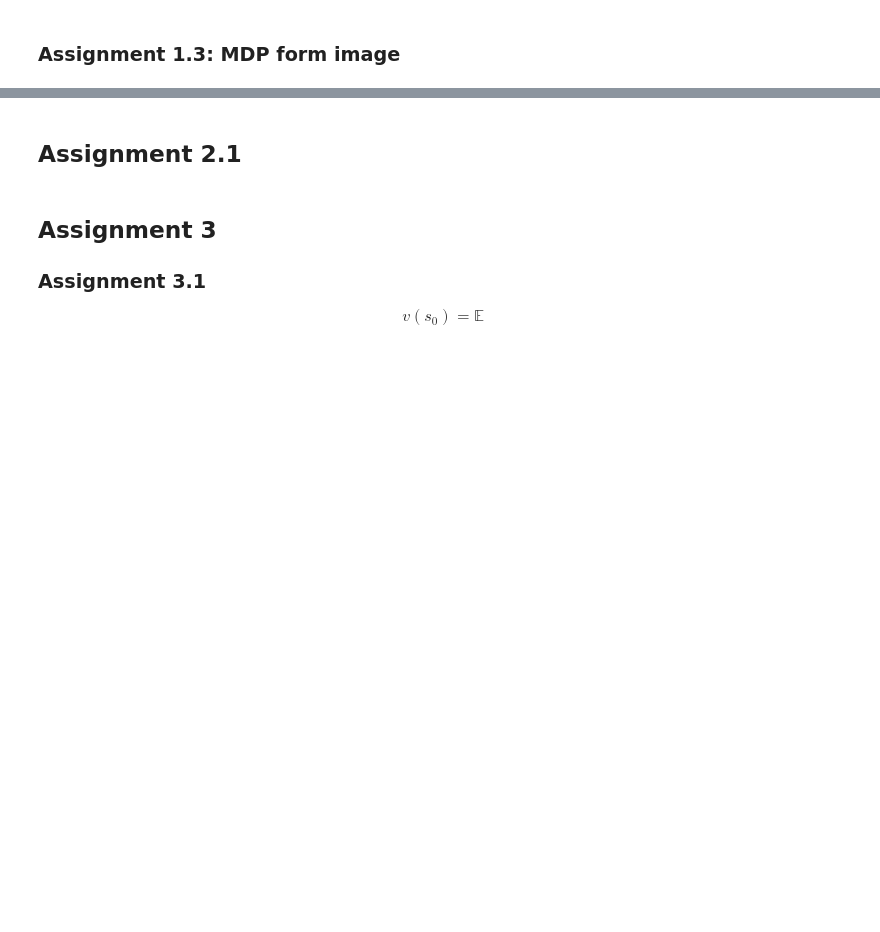
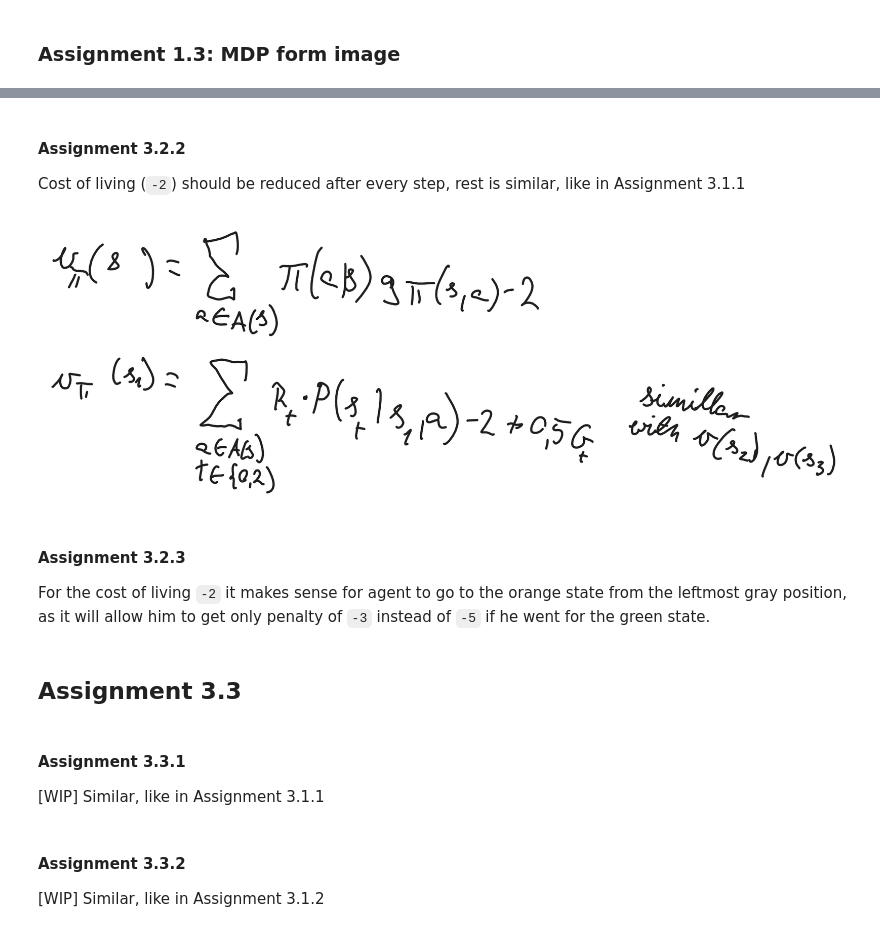
Before and after one commit to grzgm/deth, a Jupyter notebook: simple_mdp_exercise/report.ipynb, the cells around one changed output, grey strips where cells are left out. Cells and saved outputs as stored; diff of their text form; code cells hidden in the pictures; blank space fills up the shorter version.

```diff
--- a/simple_mdp_exercise/report.ipynb
+++ b/simple_mdp_exercise/report.ipynb
@@ -93,8 +217,15 @@ mdp_from_image = MDP(states, actions, transition_probabilities=transition_probab
+# %% [markdown]
+#### Assignment 3.2.2
+Cost of living (`-2`) should be reduced after every step, rest is similar, like in Assignment 3.1.1
+# %%
+Image(filename='img/3_2_2.png')
+# %% [output]
+[figure, added]
+# %% [markdown]
+#### Assignment 3.2.3
+For the cost of living `-2` it makes sense for agent to go to the orange state from the leftmost gray position, as it will allow him to get only penalty of `-3` instead of `-5` if he went for the green state.
 # %% [markdown]
-## Assignment 2.1
+## Assignment 3.3
 # %% [markdown]
-## Assignment 3
-### Assignment 3.1
-$$
-v(s_0) = \mathbb{E}
-$$
+#### Assignment 3.3.1
+[WIP] Similar, like in Assignment 3.1.1
@@ -100,0 +234,3 @@ $$
+# %% [markdown]
+#### Assignment 3.3.2
+[WIP] Similar, like in Assignment 3.1.2
```
Also changed, not shown: parts of 27 cells of this notebook, 4 other files.
